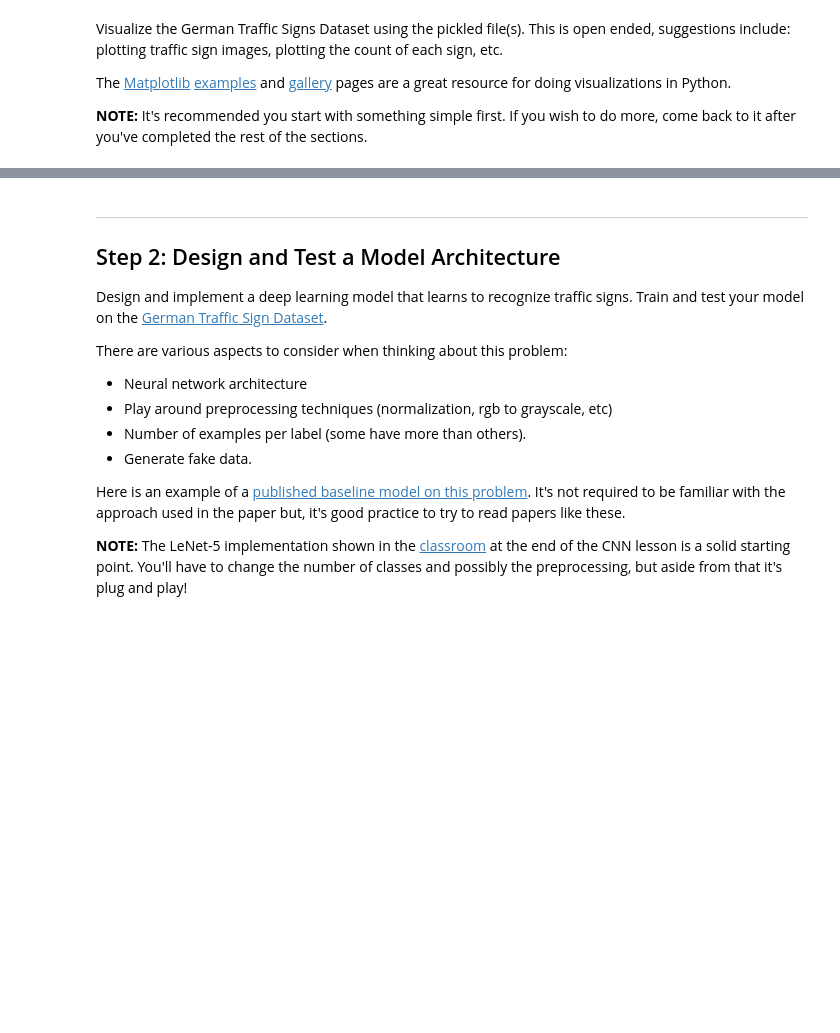
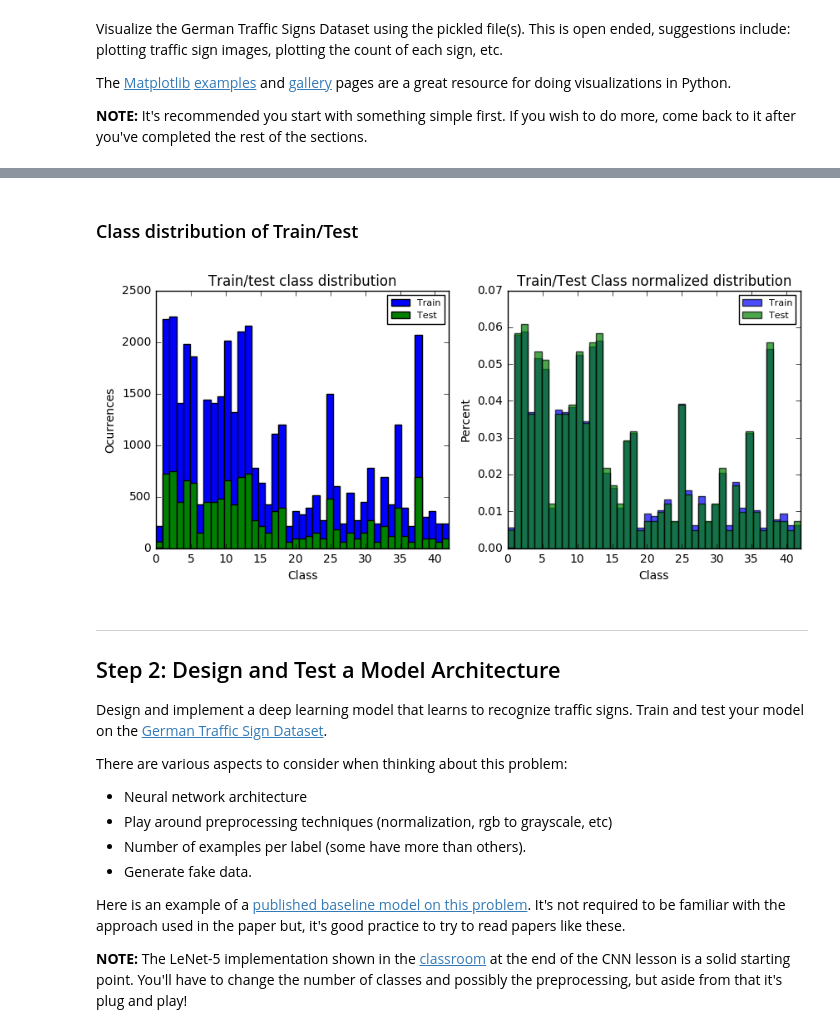
Before and after one commit to vfcosta/CarND-Traffic-Signs, a Jupyter notebook: Traffic_Signs_Recognition.ipynb, the cells around one changed output, grey strips where cells are left out. Cells and saved outputs as stored; diff of their text form; code cells hidden in the pictures; blank space fills up the shorter version.

```diff
--- a/Traffic_Signs_Recognition.ipynb
+++ b/Traffic_Signs_Recognition.ipynb
@@ -82,3 +95,29 @@ import matplotlib.pyplot as plt
+# %% [markdown]
+### Class distribution of Train/Test
+# %%
+plt.figure(figsize=(10,4))
+# Train/test class distribution
+plt.subplot(121)
+plt.hist(y_train, bins=n_classes, label='Train')
+plt.hist(y_test, bins=n_classes, label='Test')
+plt.xlabel('Class')
+plt.ylabel('Ocurrences')
+plt.title('Train/test class distribution')
+plt.xlim((0, n_classes-1))
+plt.legend(prop={'size':8})
+
+# Train/test class normalized distribution
+plt.subplot(122)
+plt.hist(y_train, bins=n_classes, label='Train', normed=True, alpha=0.7)
+plt.hist(y_test, bins=n_classes, label='Test', normed=True, alpha=0.7)
+plt.xlabel('Class')
+plt.ylabel('Percent')
+plt.title('Train/Test Class normalized distribution')
+plt.xlim((0, n_classes-1))
+plt.legend(prop={'size':8})
+plt.show()
+# %% [output]
+[figure, added]
 # %% [markdown]
 ----
 
```
Also changed, not shown: parts of 2 cells of this notebook.
